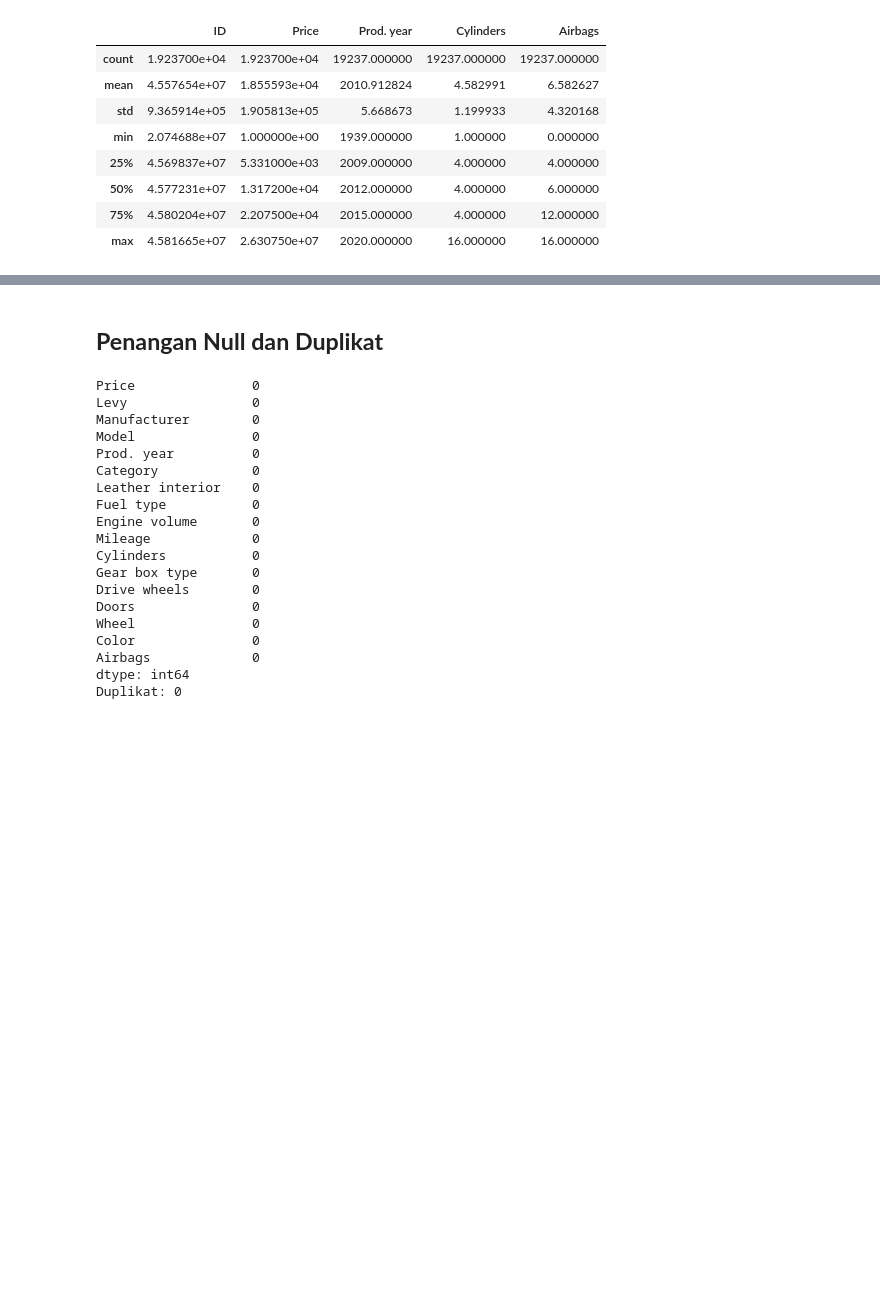
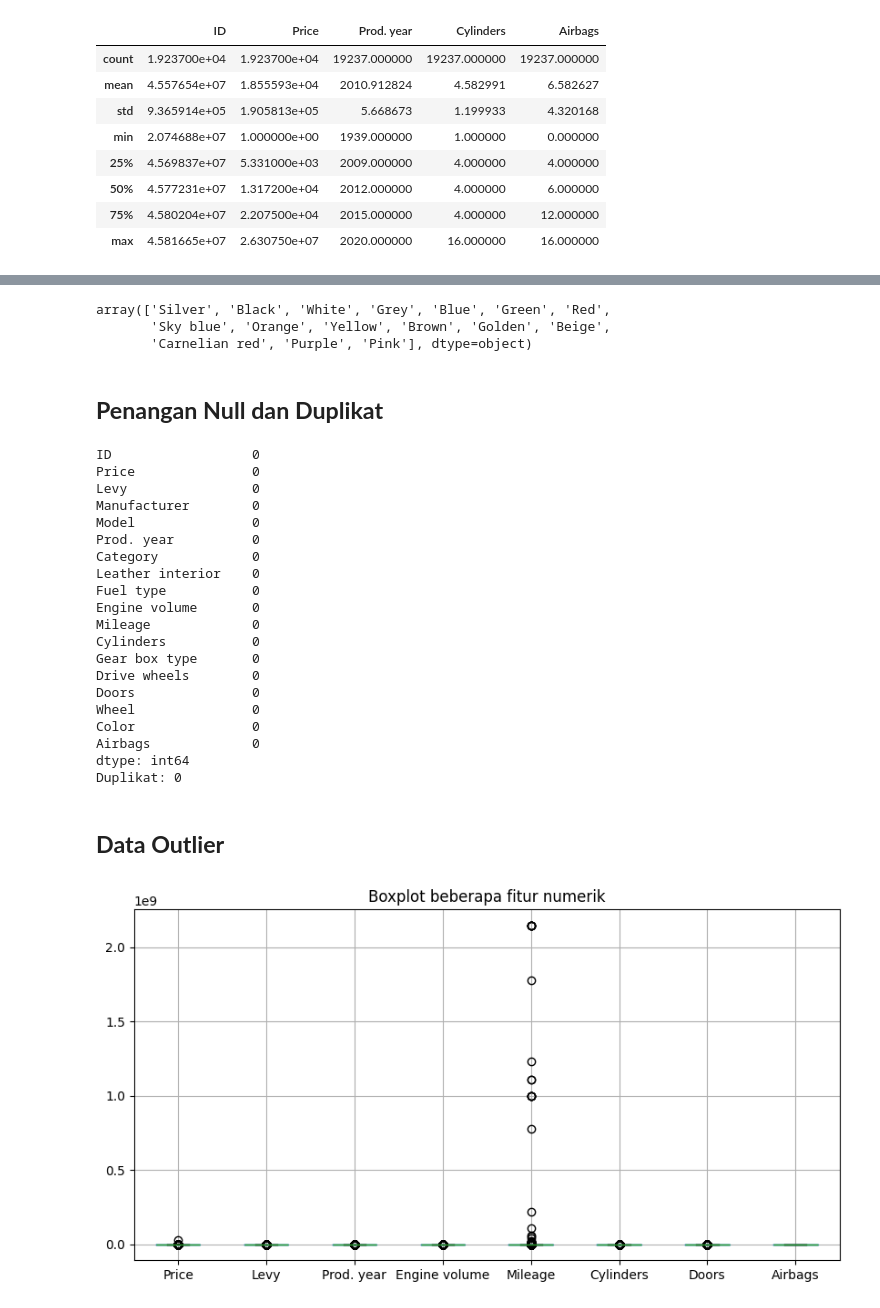
Before and after one commit to dionisioraditya/ProjekUASML_CatBoost, a Jupyter notebook: Notebook[1]_Regresi_CatBoost.ipynb, the cells around one changed output, grey strips where cells are left out. Cells and saved outputs as stored; diff of their text form; code cells hidden in the pictures; blank space fills up the shorter version.

```diff
--- a/Notebook[1]_Regresi_CatBoost.ipynb
+++ b/Notebook[1]_Regresi_CatBoost.ipynb
@@ -214,3 +92,9 @@ Jumlah data duplikat: 3526
+# %%
+df_t['Color'].unique()
+# %% [output]
+array(['Silver', 'Black', 'White', 'Grey', 'Blue', 'Green', 'Red',
+       'Sky blue', 'Orange', 'Yellow', 'Brown', 'Golden', 'Beige',
+       'Carnelian red', 'Purple', 'Pink'], dtype=object)
 # %% [markdown]
 ## **Penangan Null dan Duplikat**
 # %%
@@ -221,9 +105,8 @@ df_t = df_t.drop_duplicates()
 # %%
 print(df_t.isnull().sum())
 print("Duplikat:", df_t.duplicated().sum())
-
-df = df_t
 # %% [output]
+ID                  0
 Price               0
 Levy                0
 Manufacturer        0
@@ -243,3 +126,19 @@ Color               0
 Airbags             0
 dtype: int64
 Duplikat: 0
+# %% [markdown]
+## **Data Outlier**
+# %%
+numeric_cols = [
+    'Price', 'Levy', 'Prod. year', 'Engine volume',
+    'Mileage', 'Cylinders', 'Doors', 'Airbags'
+]
+numeric_cols = [c for c in numeric_cols
+                if c in df.columns]
+
+plt.figure(figsize=(10, 5))
+df[numeric_cols].boxplot()
+plt.title("Boxplot beberapa fitur numerik")
+plt.show()
+# %% [output]
+[figure, added]
```
Also changed, not shown: parts of 18 cells of this notebook.
